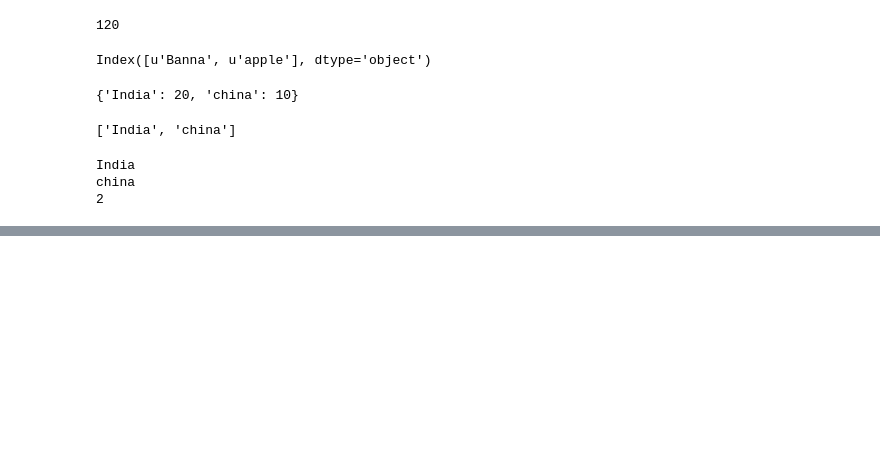
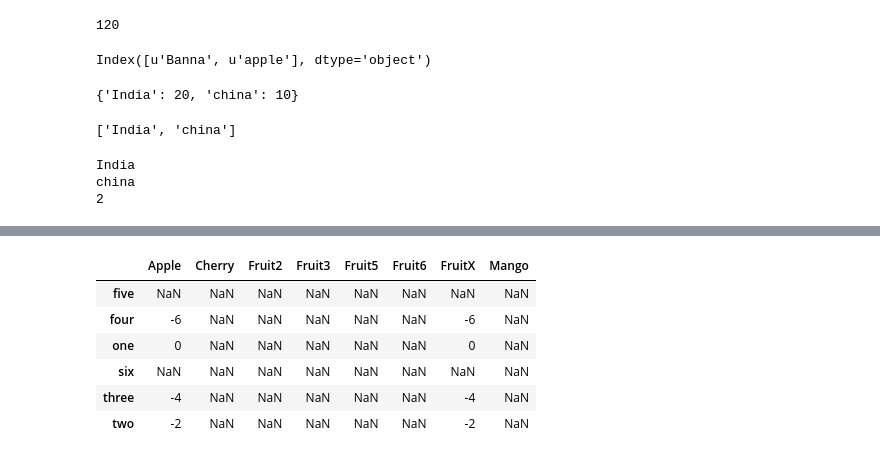
Before and after one commit to dipayandutta/Data-Visualisation, a Jupyter notebook: pandas_notes.ipynb, the cells around one changed output, grey strips where cells are left out. Drawn from its saved outputs; the diff is of its cells as text; code cells hidden in the pictures; blank space fills up the shorter version.

```diff
--- a/pandas_notes.ipynb
+++ b/pandas_notes.ipynb
@@ -343,0 +832,10 @@ china
+# %%
+frame1.sub(frame2)
+# %% [output]
+|  | Apple | Cherry | Fruit2 | Fruit3 | Fruit5 | Fruit6 | FruitX | Mango |
+| five | NaN | NaN | NaN | NaN | NaN | NaN | NaN | NaN |
+| four | -6 | NaN | NaN | NaN | NaN | NaN | -6 | NaN |
+| one | 0 | NaN | NaN | NaN | NaN | NaN | 0 | NaN |
+| six | NaN | NaN | NaN | NaN | NaN | NaN | NaN | NaN |
+| three | -4 | NaN | NaN | NaN | NaN | NaN | -4 | NaN |
+| two | -2 | NaN | NaN | NaN | NaN | NaN | -2 | NaN |
```
Also changed, not shown: parts of 202 cells of this notebook.
